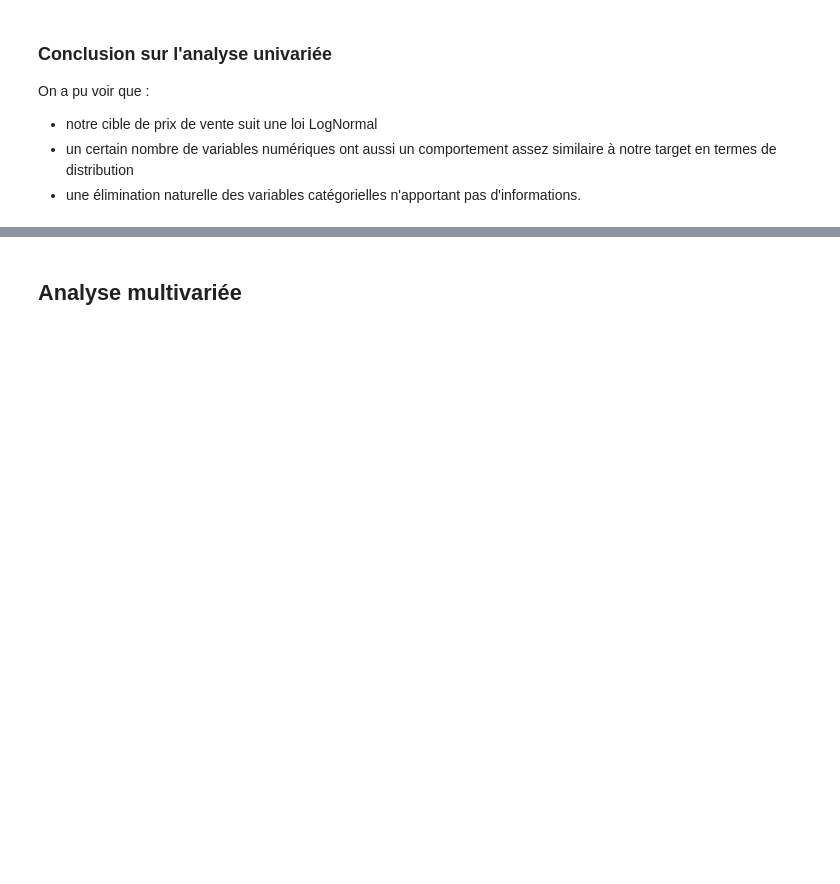
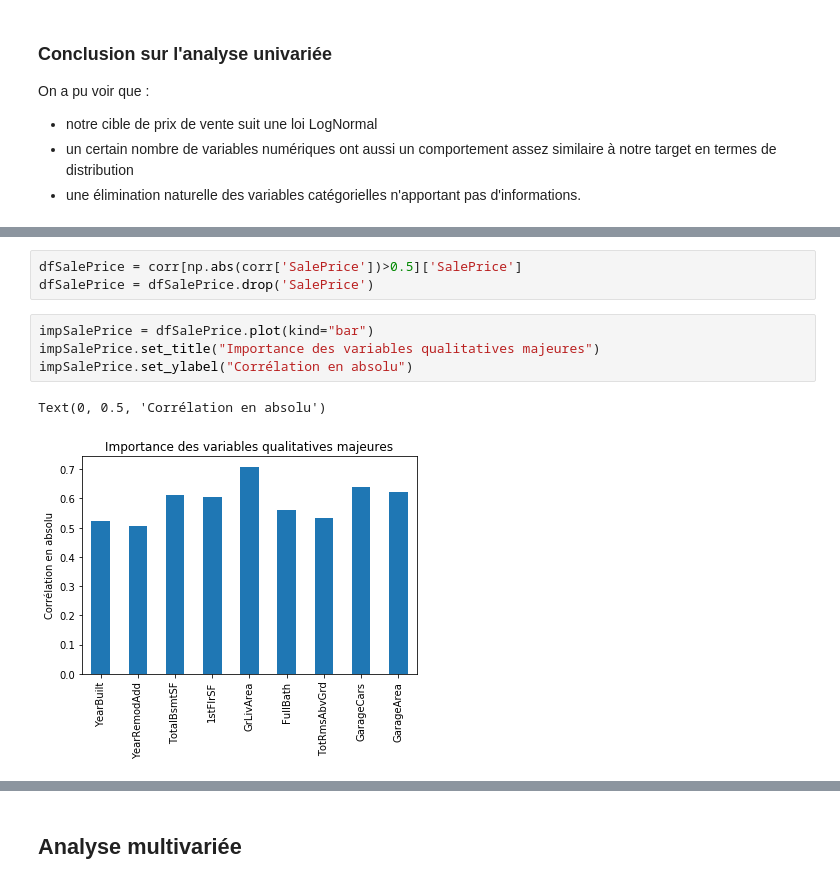
Before and after one commit to anthonymoisan/DeepLearningPredictHousePrices, a Jupyter notebook: src/project_house_prices.ipynb, the cells around one changed output, grey strips where cells are left out. Saved outputs shown, nothing was run; the diff lists cells and outputs as text; blank space fills up the shorter version.

```diff
--- a/src/project_house_prices.ipynb
+++ b/src/project_house_prices.ipynb
@@ -806,0 +720,10 @@ La target est sensible :
+# %%
+dfSalePrice = corr[np.abs(corr['SalePrice'])>0.5]['SalePrice']
+dfSalePrice = dfSalePrice.drop('SalePrice')
+# %%
+impSalePrice = dfSalePrice.plot(kind="bar")
+impSalePrice.set_title("Importance des variables qualitatives majeures")
+impSalePrice.set_ylabel("Corrélation en absolu")
+# %% [output]
+Text(0, 0.5, 'Corrélation en absolu')
+[figure, added]
```
Also changed, not shown: parts of 64 cells of this notebook.
